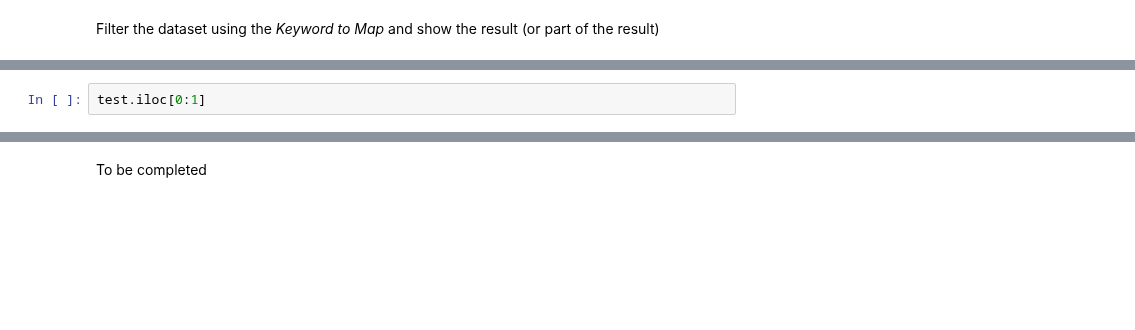
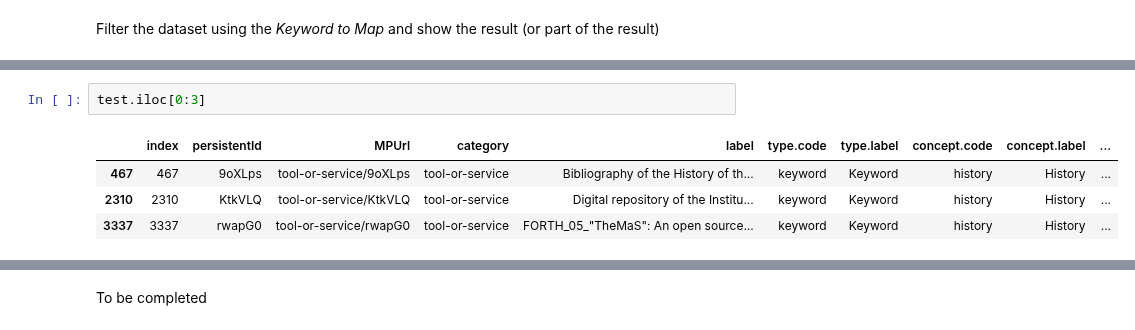
Before and after one commit to SSHOC/marketplace-curation, a Jupyter notebook: 5.1CurationKeywords.ipynb, the cells around one changed output, grey strips where cells are left out. Saved outputs shown, nothing was run; the diff lists cells and outputs as text; blank space fills up the shorter version.

```diff
--- a/5.1CurationKeywords.ipynb
+++ b/5.1CurationKeywords.ipynb
@@ -170,5 +199,10 @@ test=udf_alprop[udf_alprop['concept.label'].str.lower()==myKey.lower()]
 # %%
-test.iloc[0:1]
+test.iloc[0:3]
+# %% [output]
+|  | index | persistentId | MPUrl | category | label | type.code | type.label | concept.code | concept.label | ... |
+| 467 | 467 | 9oXLps | tool-or-service/9oXLps | tool-or-service | Bibliography of the History of th... | keyword | Keyword | history | History | ... |
+| 2310 | 2310 | KtkVLQ | tool-or-service/KtkVLQ | tool-or-service | Digital repository of the Institu... | keyword | Keyword | history | History | ... |
+| 3337 | 3337 | rwapG0 | tool-or-service/rwapG0 | tool-or-service | FORTH_05_"TheMaS": An open source... | keyword | Keyword | history | History | ... |
 # %%
 
 jsonConceptVal={}
```
Also changed, not shown: parts of 11 cells of this notebook, 1 other file.
